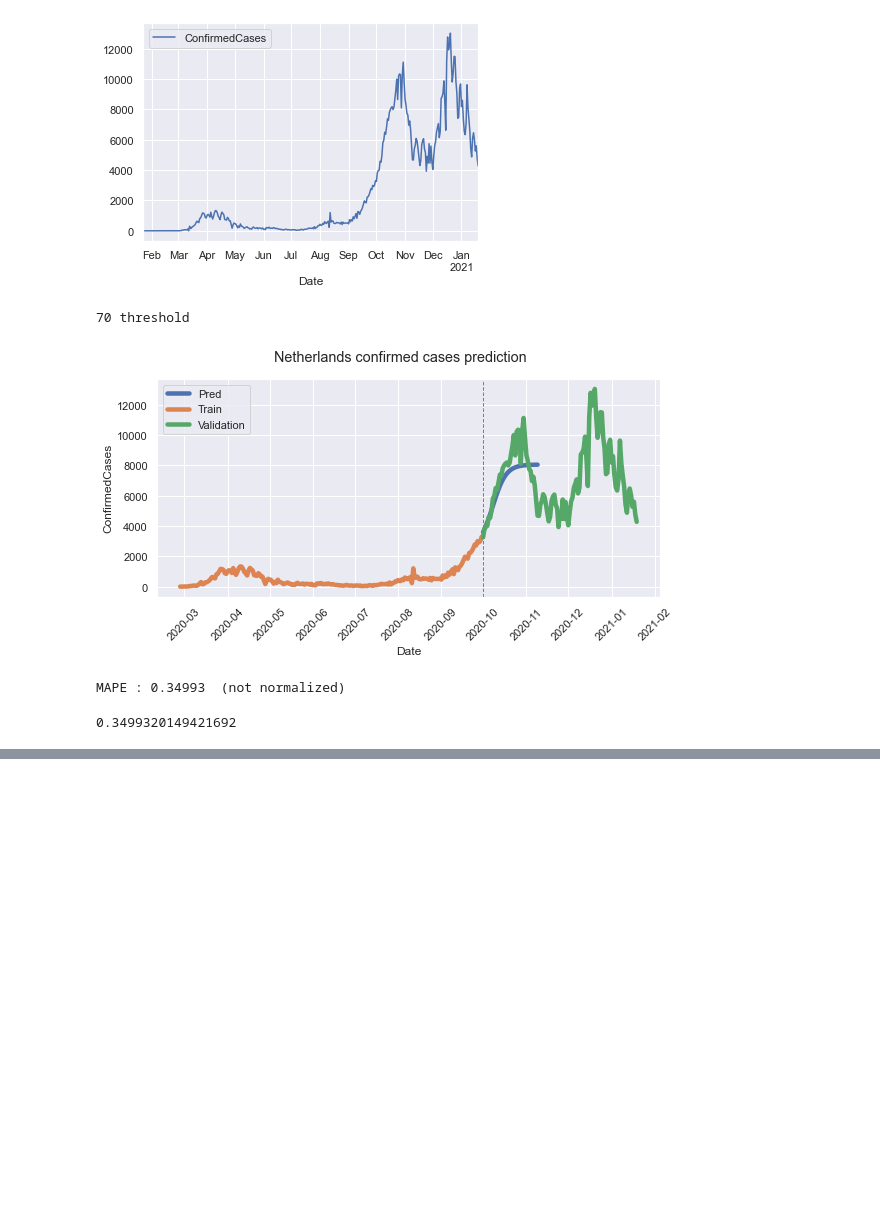
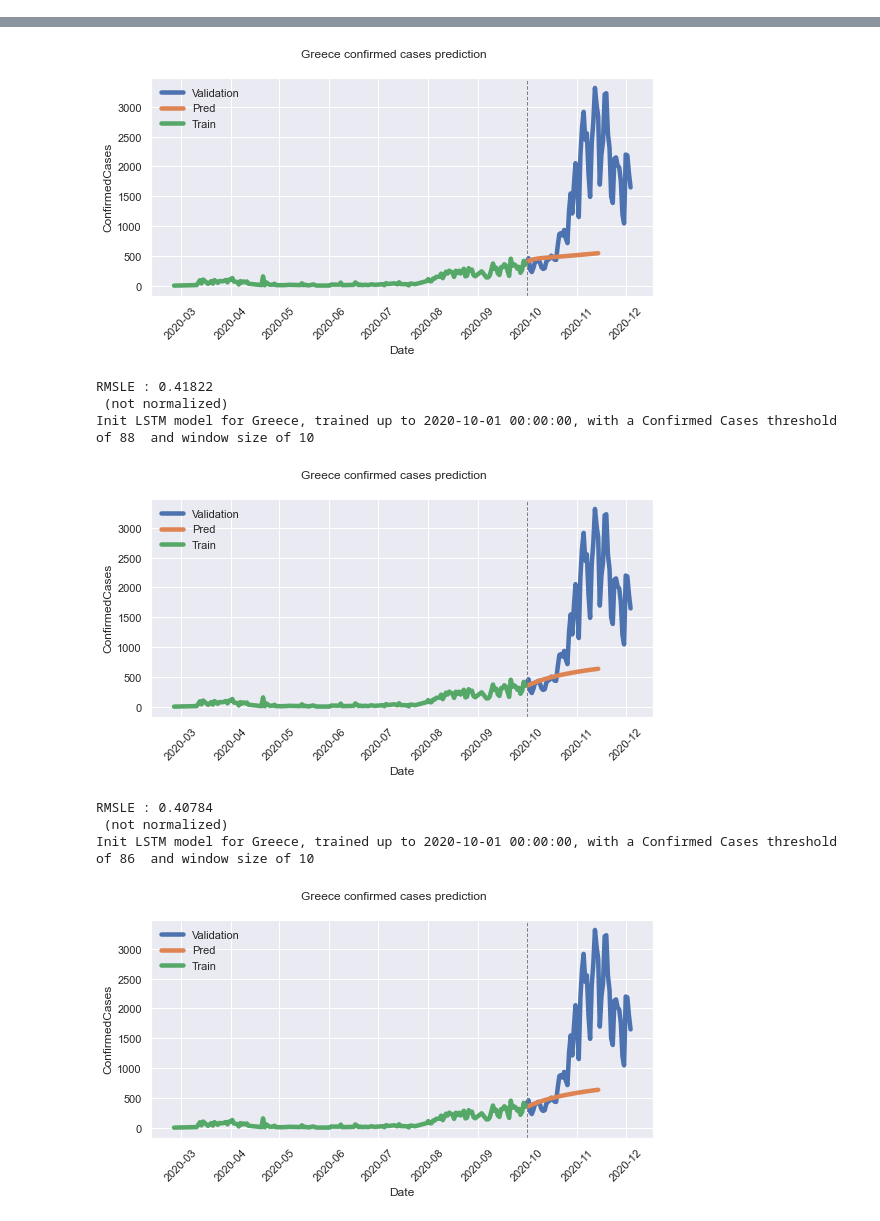
Before and after one commit to rebeccadavidsson/SIR_LSTM, a Jupyter notebook: LSTM/notebooks/simulate.ipynb, the cells around one changed output, grey strips where cells are left out. Drawn from its saved outputs; the diff is of its cells as text; code cells hidden in the pictures; blank space fills up the shorter version.

```diff
--- a/LSTM/notebooks/simulate.ipynb
+++ b/LSTM/notebooks/simulate.ipynb
@@ -13,12 +16,12 @@ sns.set()
 %load_ext autoreload
 %autoreload 2
 # %%
-COUNTRY      = 'Netherlands'
+COUNTRY      = 'Greece'
 DEVICE       = 'cpu'
 TRAIN_UP_TO  = pd.to_datetime('2020-10-01')
-ThreshConf   = 70
+ThreshConf   = 68
 ThreshDead   = 20
 target       = "New Confirmed"
-confRange    = [10, 500, 700]
+FUTURE_DAYS  = 45
 # %%
-lstm = LSTM(COUNTRY, TRAIN_UP_TO, ThreshConf, ThreshDead, target)
+lstm = LSTM(COUNTRY, TRAIN_UP_TO, FUTURE_DAYS, ThreshDead, target)
@@ -27,12 +27,0 @@ Init LSTM model for Netherlands, trained up to 2020-10-01 00:00:00,
-# %%
-df = lstm.init_data()
-df[df["Province_State"] == COUNTRY].plot(x="Date", y="ConfirmedCases");
-# %% [output]
-[figure, removed]
-# %%
-lstm.simulate()
-# %% [output]
-70 threshold
-[figure, removed]
-MAPE : 0.34993  (not normalized)
-0.3499320149421692
@@ -41,0 +30,5 @@ lstm.optimizeTreshold(confRange)
+# %%
+lstm.iterations = 2
+best = lstm.optimizeTreshold()
+lstm.iterations = 15
+# %% [output]
@@ -41,0 +36,9 @@ lstm.optimizeTreshold(confRange)
+[figure, added]
+RMSLE : 0.41822
+ (not normalized)
+Init LSTM model for Greece, trained up to 2020-10-01 00:00:00, with a Confirmed Cases threshold of 88  and window size of 10
+[figure, added]
+RMSLE : 0.40784
+ (not normalized)
+Init LSTM model for Greece, trained up to 2020-10-01 00:00:00, with a Confirmed Cases threshold of 86  and window size of 10
+[figure, added]
```
Also changed, not shown: parts of 17 cells of this notebook, 7 other files.
